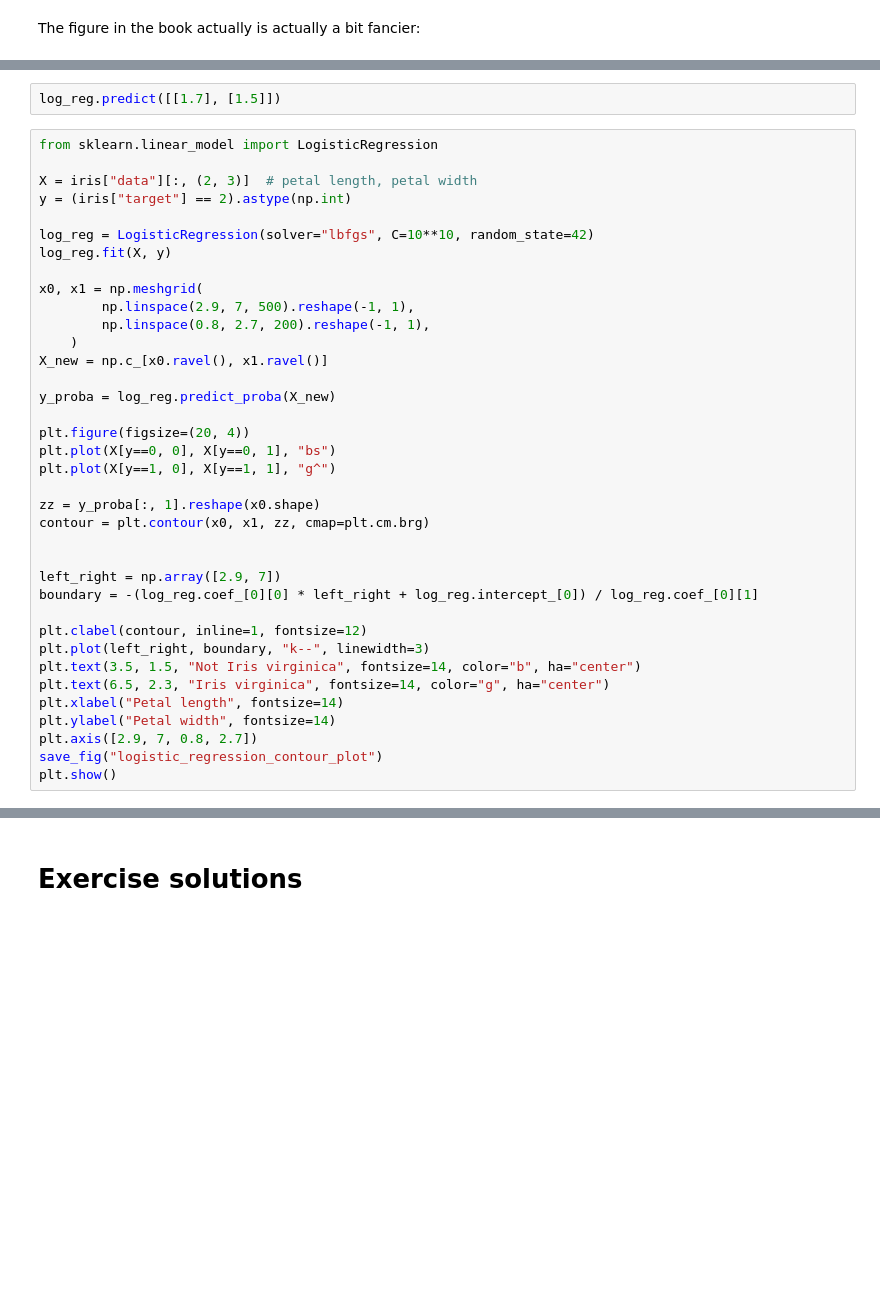
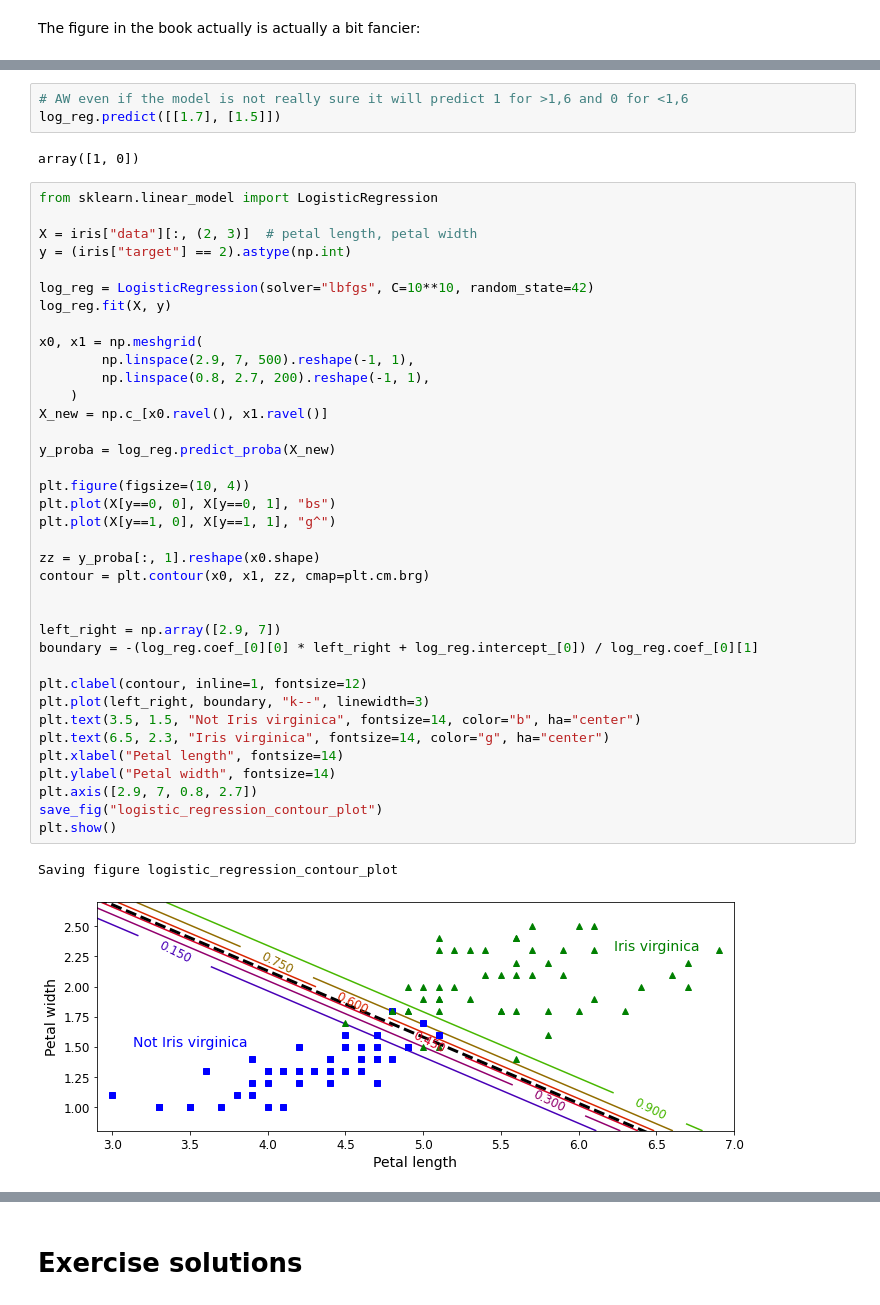
Before and after one commit to aloiswirth/handson-ml2, a Jupyter notebook: 04_training_linear_models.ipynb, the cells around one changed output, grey strips where cells are left out. Drawn from its saved outputs; the diff is of its cells as text; blank space fills up the shorter version.

```diff
--- a/04_training_linear_models.ipynb
+++ b/04_training_linear_models.ipynb
@@ -1093,5 +1116,8 @@ decision_boundary
-# %%
-log_reg.predict([[1.7], [1.5]])
+# %%
+# AW even if the model is not really sure it will predict 1 for >1,6 and 0 for <1,6
+log_reg.predict([[1.7], [1.5]])
+# %% [output]
+array([1, 0])
 # %%
 from sklearn.linear_model import LogisticRegression
 
@@ -1101,34 +1127,37 @@ y = (iris["target"] == 2).astype(np.int)
 log_reg = LogisticRegression(solver="lbfgs", C=10**10, random_state=42)
 log_reg.fit(X, y)
 
 x0, x1 = np.meshgrid(
         np.linspace(2.9, 7, 500).reshape(-1, 1),
         np.linspace(0.8, 2.7, 200).reshape(-1, 1),
     )
 X_new = np.c_[x0.ravel(), x1.ravel()]
 
 y_proba = log_reg.predict_proba(X_new)
 
-plt.figure(figsize=(20, 4))
+plt.figure(figsize=(10, 4))
 plt.plot(X[y==0, 0], X[y==0, 1], "bs")
 plt.plot(X[y==1, 0], X[y==1, 1], "g^")
 
 zz = y_proba[:, 1].reshape(x0.shape)
 contour = plt.contour(x0, x1, zz, cmap=plt.cm.brg)
 
 
 left_right = np.array([2.9, 7])
 boundary = -(log_reg.coef_[0][0] * left_right + log_reg.intercept_[0]) / log_reg.coef_[0][1]
 
 plt.clabel(contour, inline=1, fontsize=12)
 plt.plot(left_right, boundary, "k--", linewidth=3)
 plt.text(3.5, 1.5, "Not Iris virginica", fontsize=14, color="b", ha="center")
 plt.text(6.5, 2.3, "Iris virginica", fontsize=14, color="g", ha="center")
 plt.xlabel("Petal length", fontsize=14)
 plt.ylabel("Petal width", fontsize=14)
 plt.axis([2.9, 7, 0.8, 2.7])
 save_fig("logistic_regression_contour_plot")
 plt.show()
+# %% [output]
+Saving figure logistic_regression_contour_plot
+[figure, added]
 # %%
 X = iris["data"][:, (2, 3)]  # petal length, petal width
 y = iris["target"]
```
Also changed, not shown: parts of 31 cells of this notebook.
